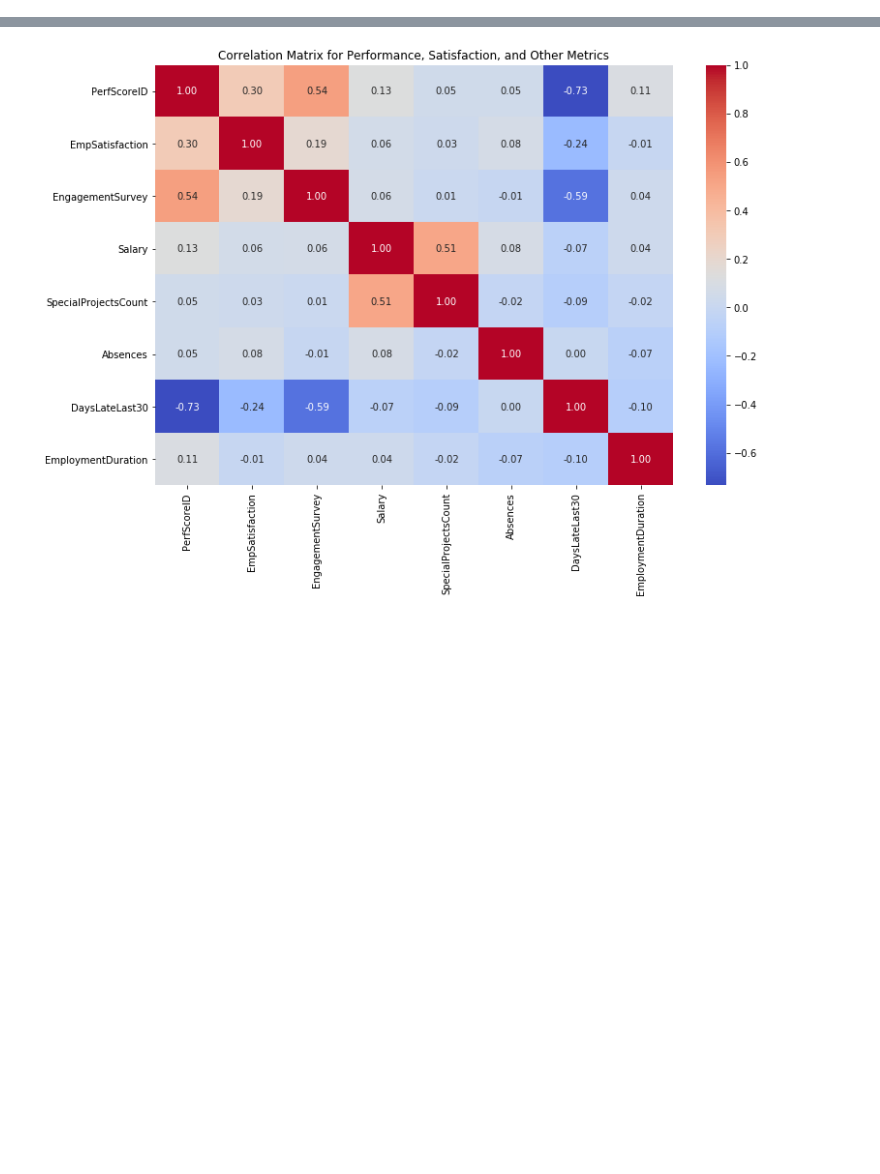
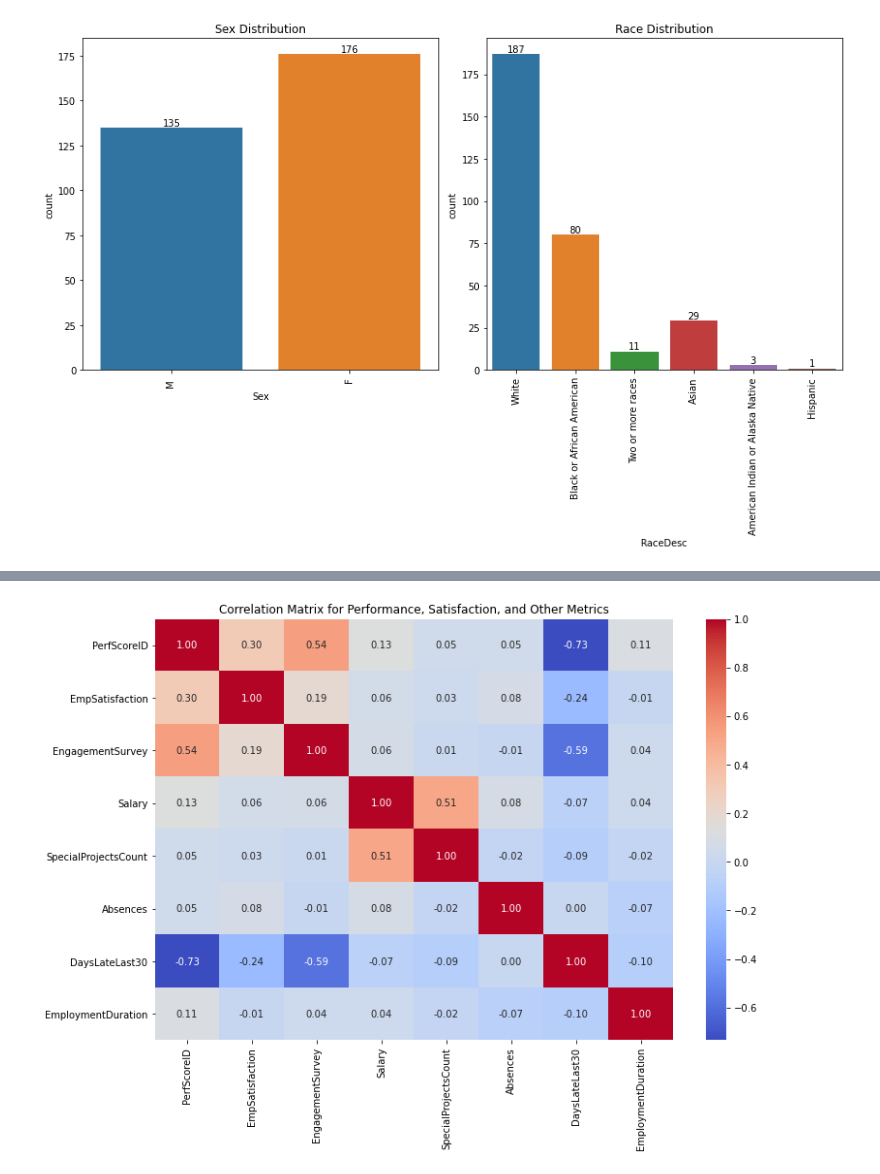
Before and after one commit to TerraJRiley/Human_Resources_Analysis, a Jupyter notebook: HR_EDA.ipynb, the cells around one changed output, grey strips where cells are left out. Saved outputs shown, nothing was run; the diff lists cells and outputs as text; code cells hidden in the pictures; blank space fills up the shorter version.

```diff
--- a/HR_EDA.ipynb
+++ b/HR_EDA.ipynb
@@ -201,0 +10,7 @@ df.to_csv("./data/HR_Cleaned.csv", index = False)
+# %%
+df = pd.read_csv('./data/HR_Cleaned.csv')
+
+df = df.drop(["EmpID", "MarriedID", "MaritalStatusID", "GenderID", "EmpStatusID",
+    "DeptID", "PositionID", "Zip", "CitizenDesc", "DateofHire",
+    "DateofTermination", "ManagerID", "LastPerformanceReview_Date"], axis = 1)
+df.head()
@@ -201,0 +25,28 @@ df.to_csv("./data/HR_Cleaned.csv", index = False)
+# %%
+# Adding the counts on top of each bar in the Sex and Race distribution plots
+
+# Creating a figure for the two graphs
+fig, axes = plt.subplots(1, 2, figsize=(12, 8))
+
+# Plotting Sex Distribution and adding counts
+sns.countplot(data=df, x='Sex', ax=axes[0])
+axes[0].set_title('Sex Distribution')
+axes[0].set_xticklabels(axes[0].get_xticklabels(), rotation=90)  # Rotating x-axis labels vertically
+for p in axes[0].patches:
+    axes[0].annotate(f'{int(p.get_height())}', (p.get_x() + p.get_width() / 2., p.get_height()),
+                     ha='center', va='center', fontsize=10, color='black', xytext=(0, 5),
+                     textcoords='offset points')
+
+# Plotting Race Distribution and adding counts
+sns.countplot(data=df, x='RaceDesc', ax=axes[1])
+axes[1].set_title('Race Distribution')
+axes[1].set_xticklabels(axes[1].get_xticklabels(), rotation=90)  # Rotating x-axis labels vertically
+for p in axes[1].patches:
+    axes[1].annotate(f'{int(p.get_height())}', (p.get_x() + p.get_width() / 2., p.get_height()),
+                     ha='center', va='center', fontsize=10, color='black', xytext=(0, 5),
+                     textcoords='offset points')
+
+plt.tight_layout()
+plt.show()
+# %% [output]
+[figure, added]
```
Also changed, not shown: parts of 34 cells of this notebook, 20 other files.
